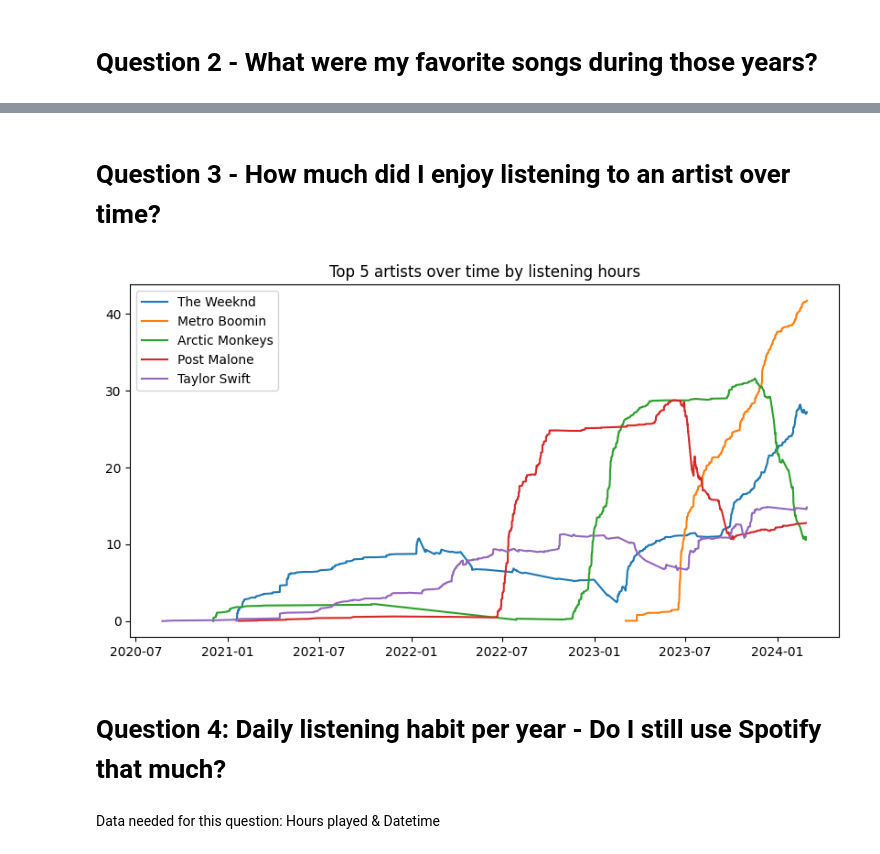
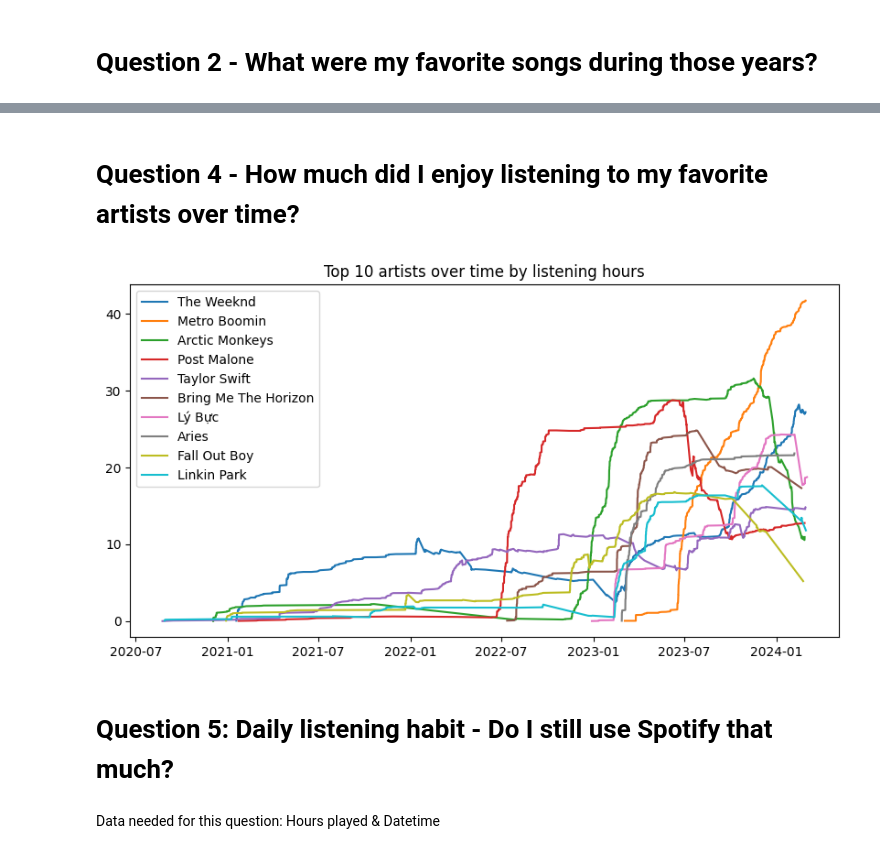
Before and after one commit to nkt1850/Spotify-EDA, a Jupyter notebook: Spotify Data Analysis/Spotify EDA.ipynb, the cells around one changed output, grey strips where cells are left out. Cells and saved outputs as stored; diff of their text form; code cells hidden in the pictures.

```diff
--- a/Spotify Data Analysis/Spotify EDA.ipynb
+++ b/Spotify Data Analysis/Spotify EDA.ipynb
@@ -150,25 +146,25 @@ favorite_10_songs(2020)
 # %% [markdown]
-# Question 3 - How much did I enjoy listening to an artist over time?
+# Question 4 - How much did I enjoy listening to my favorite artists over time?
 # %%
 # Determine top artists listened to.
 top_artists_df = music_df.groupby(['master_metadata_album_artist_name'])[['hours_played']]
-top_artists_df = top_artists_df.sum().sort_values('hours_played', ascending=False)[:5]
+top_artists_df = top_artists_df.sum().sort_values('hours_played', ascending=False)[:10]
 top_artists = [artist for (artist) in top_artists_df.index.values]
 # %%
 fig, ax = plt.subplots(figsize=(10, 5))
 for artist in top_artists:
   # Generate rolling sums of total amount of time listening to the artist.
   favorite_artist_over_time = music_df.loc[music_df['master_metadata_album_artist_name'] == artist][['datetime', 'hours_played']]
   favorite_artist_over_time = favorite_artist_over_time.sort_values('datetime')
   favorite_artist_over_time = favorite_artist_over_time.rolling('365D', on='datetime').sum()
   ax.plot(favorite_artist_over_time['datetime'], favorite_artist_over_time['hours_played'], label=artist)
 
-ax.set_title('Top 5 artists over time by listening hours')
+ax.set_title('Top 10 artists over time by listening hours')
 plt.legend()
 plt.show()
 # %% [output]
-[figure, old version]
+[figure, new version]
 # %% [markdown]
-# Question 4: Daily listening habit per year - Do I still use Spotify that much?
+# Question 5: Daily listening habit - Do I still use Spotify that much?
 # %% [markdown]
 Data needed for this question: Hours played & Datetime
```
Also changed, not shown: parts of 19 cells of this notebook.
